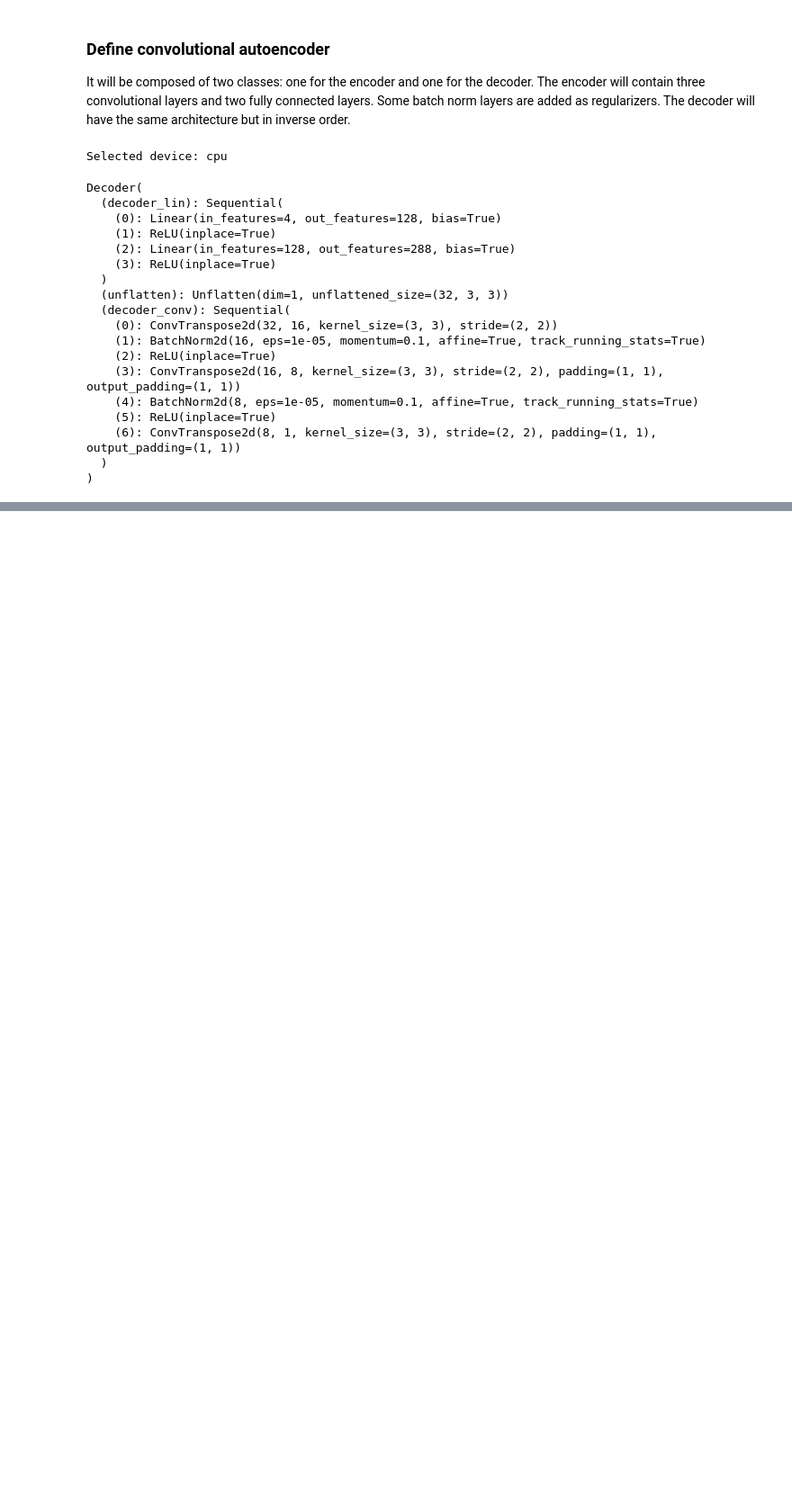
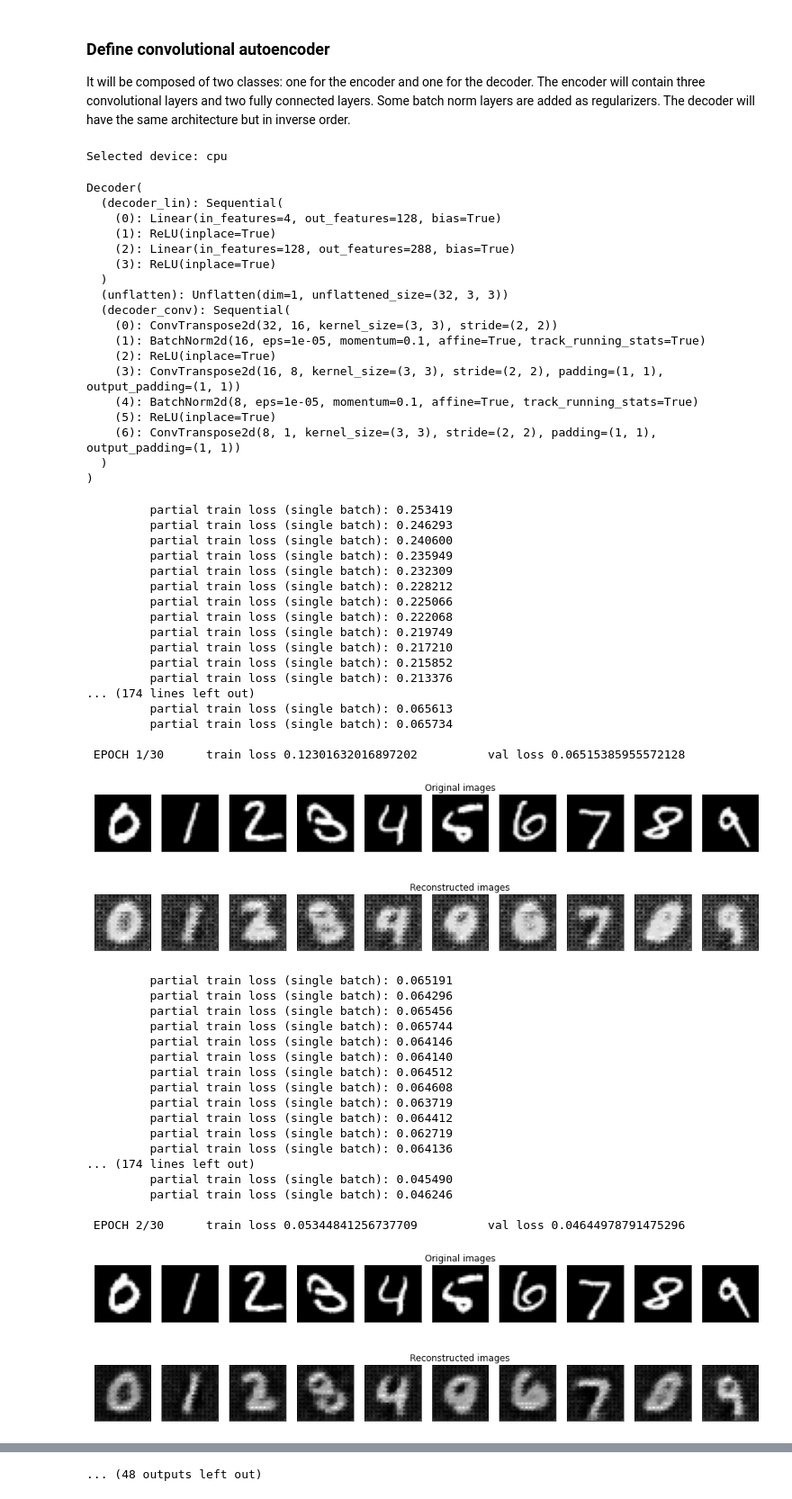
Before and after one commit to geek-yang/pilot-ML, a Jupyter notebook: transformer/convolutional_autoencoder.ipynb, the cells around one changed output, grey strips where cells are left out. Shown at 90% size. Drawn from its saved outputs; the diff is of its cells as text; code cells hidden in the pictures; blank space fills up the shorter version.

Commit message:
train and evaluate convolutional autoencoder network

```diff
--- a/transformer/convolutional_autoencoder.ipynb
+++ b/transformer/convolutional_autoencoder.ipynb
@@ -190,0 +236,73 @@ def train_epoch(encoder, decoder, device, dataloader, loss_fn, optimizer):
+# %%
+
+def plot_ae_outputs(encoder,decoder,n=10):
+    plt.figure(figsize=(16,4.5))
+    targets = test_dataset.targets.numpy()
+    t_idx = {i:np.where(targets==i)[0][0] for i in range(n)}
+    for i in range(n):
+      ax = plt.subplot(2,n,i+1)
+      img = test_dataset[t_idx[i]][0].unsqueeze(0).to(device)
+      encoder.eval()
+      decoder.eval()
+      with torch.no_grad():
+         rec_img  = decoder(encoder(img))
+      plt.imshow(img.cpu().squeeze().numpy(), cmap='gist_gray')
+      ax.get_xaxis().set_visible(False)
+      ax.get_yaxis().set_visible(False)
+      if i == n//2:
+        ax.set_title('Original images')
+      ax = plt.subplot(2, n, i + 1 + n)
+      plt.imshow(rec_img.cpu().squeeze().numpy(), cmap='gist_gray')
+      ax.get_xaxis().set_visible(False)
+      ax.get_yaxis().set_visible(False)
+      if i == n//2:
+         ax.set_title('Reconstructed images')
+    plt.show()
+# %%
+num_epochs = 15
+diz_loss = {'train_loss':[],'val_loss':[]}
+for epoch in range(num_epochs):
+   train_loss =train_epoch(encoder,decoder,device,
+   train_loader,loss_fn,optim)
+   val_loss = test_epoch(encoder,decoder,device,test_loader,loss_fn)
+   print('\n EPOCH {}/{} \t train loss {} \t val loss {}'.format(epoch + 1, num_epochs,train_loss,val_loss))
+   diz_loss['train_loss'].append(train_loss)
+   diz_loss['val_loss'].append(val_loss)
+   plot_ae_outputs(encoder,decoder,n=10)
+# %% [output]
+         partial train loss (single batch): 0.253419
+         partial train loss (single batch): 0.246293
+         partial train loss (single batch): 0.240600
+         partial train loss (single batch): 0.235949
+         partial train loss (single batch): 0.232309
+         partial train loss (single batch): 0.228212
+         partial train loss (single batch): 0.225066
+         partial train loss (single batch): 0.222068
+         partial train loss (single batch): 0.219749
+         partial train loss (single batch): 0.217210
+         partial train loss (single batch): 0.215852
+         partial train loss (single batch): 0.213376
+... (174 lines left out)
+         partial train loss (single batch): 0.065613
+         partial train loss (single batch): 0.065734
+
+ EPOCH 1/30      train loss 0.12301632016897202          val loss 0.06515385955572128
+[figure, added]
+         partial train loss (single batch): 0.065191
+         partial train loss (single batch): 0.064296
+         partial train loss (single batch): 0.065456
+         partial train loss (single batch): 0.065744
+         partial train loss (single batch): 0.064146
+         partial train loss (single batch): 0.064140
+         partial train loss (single batch): 0.064512
+         partial train loss (single batch): 0.064608
+         partial train loss (single batch): 0.063719
+         partial train loss (single batch): 0.064412
+         partial train loss (single batch): 0.062719
+         partial train loss (single batch): 0.064136
+... (174 lines left out)
+         partial train loss (single batch): 0.045490
+         partial train loss (single batch): 0.046246
+
+ EPOCH 2/30      train loss 0.05344841256737709          val loss 0.04644978791475296
+[figure, added]
@@ -190,0 +381 @@ def train_epoch(encoder, decoder, device, dataloader, loss_fn, optimizer):
+... (48 outputs left out)
```
Also changed, not shown: parts of 14 cells of this notebook.
